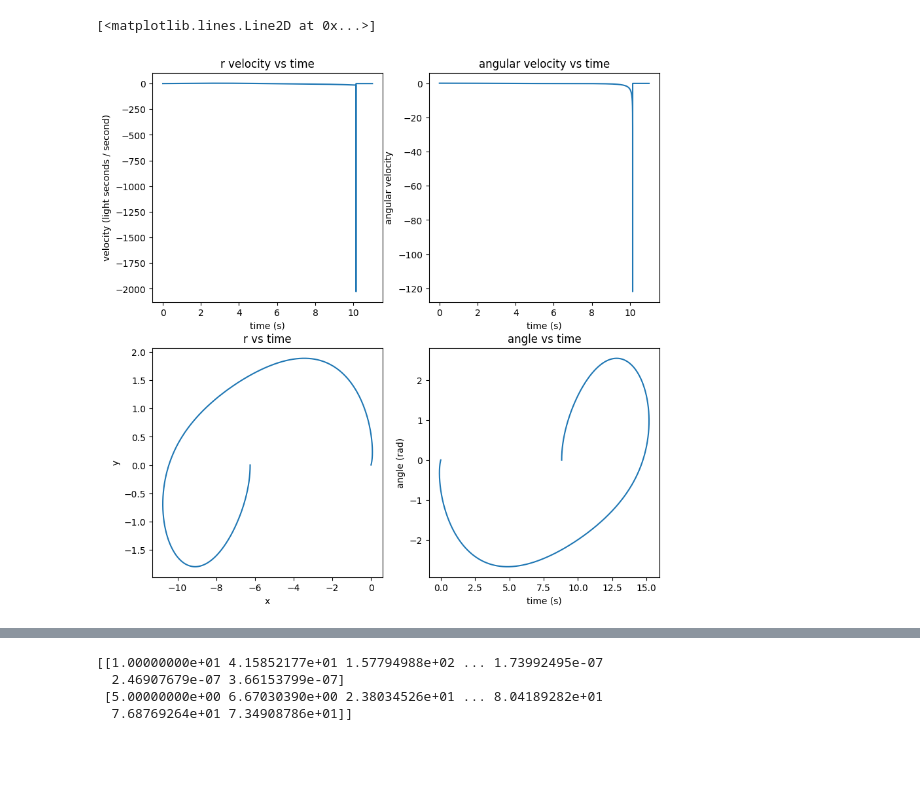
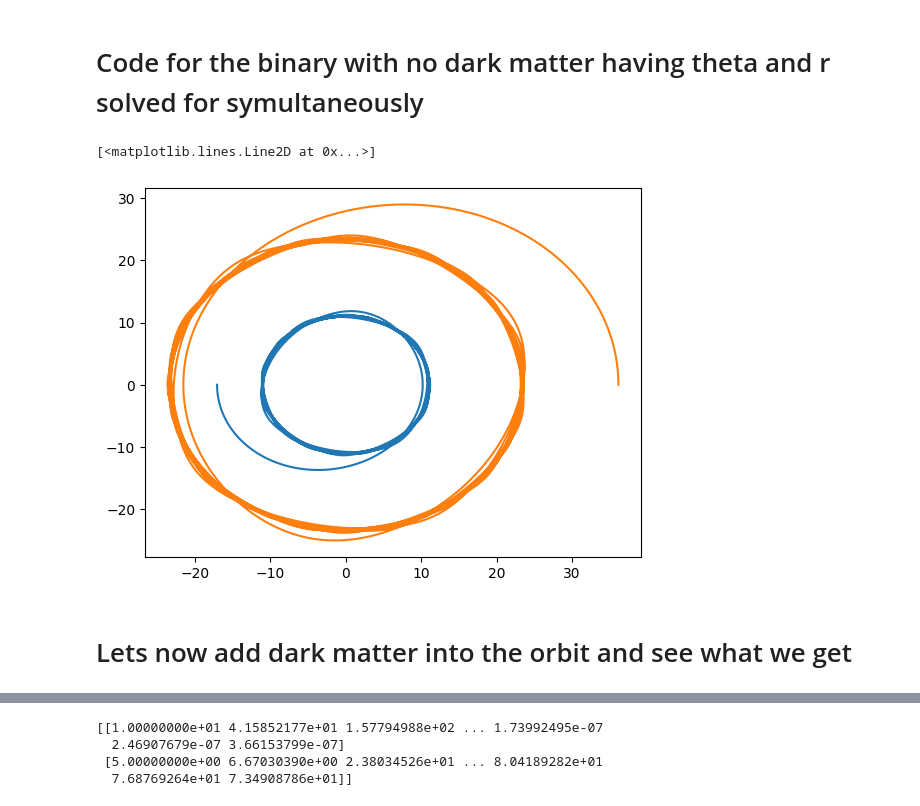
Before and after one commit to hazgrav/DarkMatterConstraint, a Jupyter notebook: simulation.ipynb, the cells around one changed output, grey strips where cells are left out. Saved outputs shown, nothing was run; the diff lists cells and outputs as text; code cells hidden in the pictures; blank space fills up the shorter version.

```diff
--- a/simulation.ipynb
+++ b/simulation.ipynb
@@ -162,31 +98,41 @@ plt.plot(t_vals, pure_ellipse_motion[1])
-# %%
-x1, y1, x2, y2 = convert(sol[:,2], sol[:,3],m1,m2)
-
-
-plt.figure(figsize=(10,10))
-plt.subplot(2,2,1)
-plt.title("r velocity vs time")
-plt.xlabel("time (s)")
-plt.ylabel("velocity (light seconds / second)")
-plt.plot(t,sol[:,0])
-
-plt.subplot(2,2,2)
-plt.title("angular velocity vs time")
-plt.xlabel("time (s)")
-plt.ylabel("angular velocity")
-plt.plot(t,sol[:,1])
-
-plt.subplot(2,2,3)
-plt.title("r vs time")
-plt.xlabel("x")
-plt.ylabel("y")
-plt.plot(x1,y1)
-
-plt.subplot(2,2,4)
-plt.title("angle vs time")
-plt.xlabel("time (s)")
-plt.ylabel("angle (rad)")
-plt.plot(x2,y2)
-# %% [output]
-[<matplotlib.lines.Line2D at 0x...>]
-[figure, removed]
+# %% [markdown]
+# Code for the binary with no dark matter having theta and r solved for symultaneously
+# %%
+#Define the differential equation for the no dark matter case
+def perfect_ellipse_with_theta(t,y,reduced_mass,G,m1,m2):
+    v, r, omega, theta = y
+
+    return [
+        r*np.pow(omega,2)  -  2*G*m1*m2/(reduced_mass*np.pow(r,2))   , #v-dot = stuff
+        v, #r-dot = v
+        -2*v*theta/r, #omega-dot = stuff
+        omega #theta-dot = omega
+    ]
+
+
+#My initial conditions are at the apoaxis since that is easier to get the initial conditions at
+initial_r_dot = 0
+initial_r = semi_major_axis*(1+eccentricity)*(m2+m1)/m2
+#initial_theta_dot = (1-eccentricity) / (semi_major_axis*eccentricity*(1+eccentricity))
+initial_theta_dot = 0.95
+initial_theta = 0
+y0_new = [initial_r_dot, initial_r, initial_theta_dot, initial_theta]
+
+#Telling scipy to solve the differential equations for me
+pure_ellipse_sol_with_theta = solve_ivp(perfect_ellipse_with_theta,[0,100],y0_new,method='RK45',max_step=0.0001,args=(reduced_mass,grav,m1,m2))
+# %%
+#obtain the values of the solve differential equation
+t_vals = pure_ellipse_sol_with_theta.t
+r_vals = pure_ellipse_sol_with_theta.y[1]
+theta_vals = pure_ellipse_sol_with_theta.y[3]
+
+x1,y1,x2,y2 = convert(r_vals,theta_vals,m1,m2)
+
+
+plt.plot(x1, y1)
+plt.plot(x2,y2)
+# %% [output]
+[<matplotlib.lines.Line2D at 0x...>]
+[figure, added]
+# %% [markdown]
+# Lets now add dark matter into the orbit and see what we get
```
Also changed, not shown: parts of 10 cells of this notebook.
